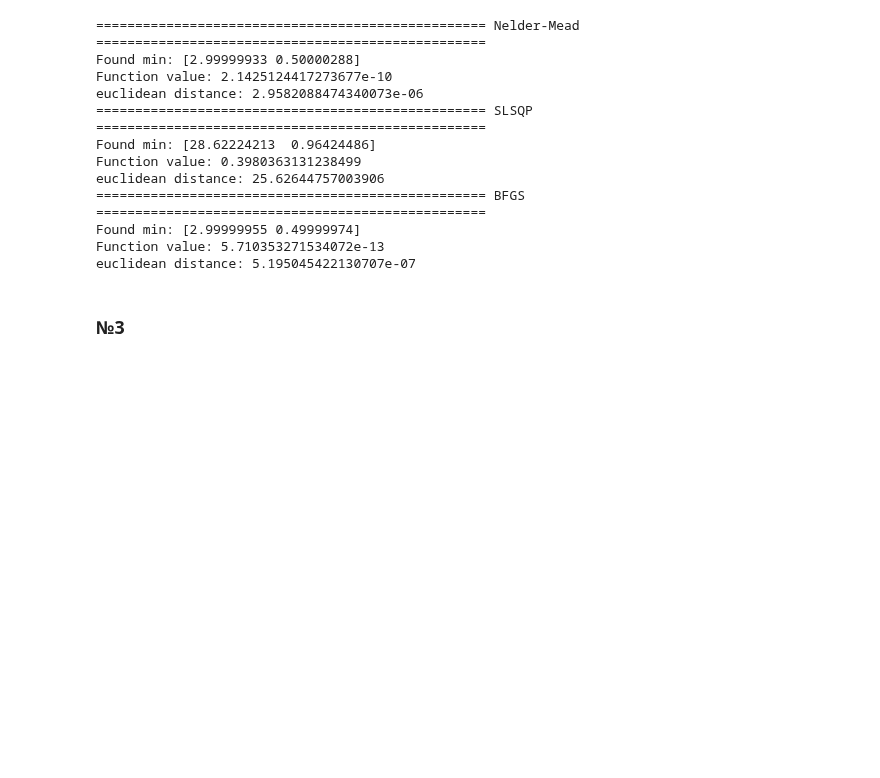
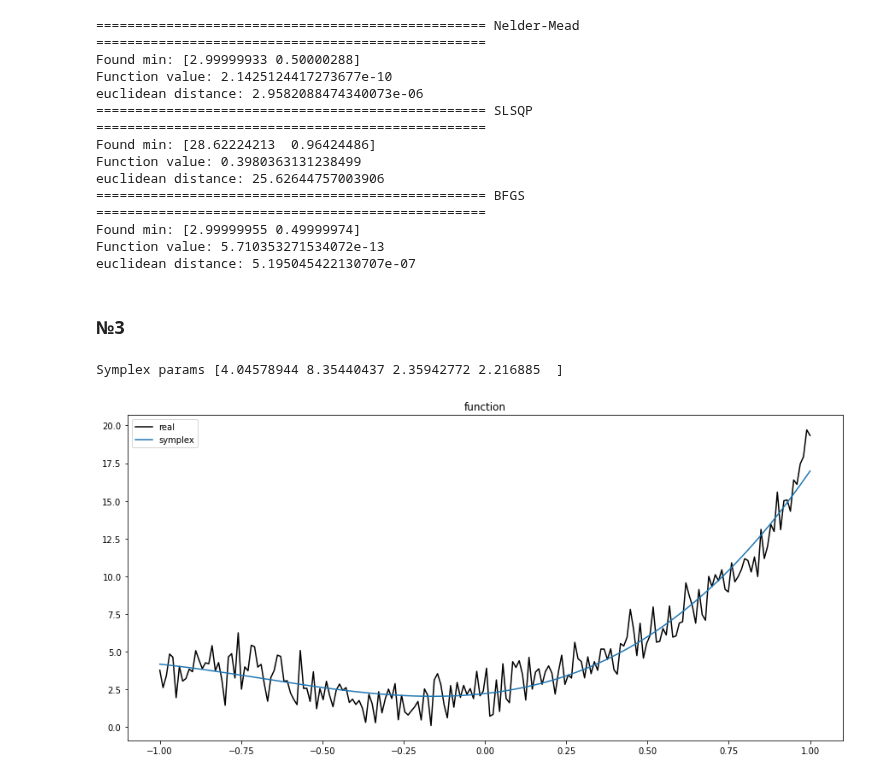
Before and after one commit to zugzvangg/SPC, a Jupyter notebook: stats/6_Bazanov.ipynb, the cells around one changed output. Cells and saved outputs as stored; diff of their text form; code cells hidden in the pictures; blank space fills up the shorter version.

```diff
--- a/stats/6_Bazanov.ipynb
+++ b/stats/6_Bazanov.ipynb
@@ -147,3 +135,44 @@ Function value: 5.710353271534072e-13
 euclidean distance: 5.195045422130707e-07
 # %% [markdown]
 ### №3
+# %%
+# Генерация данных
+np.random.seed(0)
+n = 200
+x = np.linspace(-1, 1, n)
+# задаём полином 5-й степени
+y_true = 9*x**5 - 2*x**4 - 5*x**3 + 10*x**2 + 4*x + 2
+y_noise = np.random.normal(loc=0, scale=1.0, size=n)
+y = y_true + y_noise
+errors = []
+
+# Функция для минимизации с использованием метода наименьших квадратов
+def least_squares(params):
+    # ищем решение в полиномах 2-й степени
+    a, b, c, d = params
+    y_pred = a * x**3 + b * x**2 + c*x + d
+    error = np.sum((y_pred - y)**2)
+    errors.append(error)
+    return error
+
+# Использование метода Нелдера-Мида для оптимизации(симплекс)
+initial_guess = [1, 1, 1, 1]
+symplex = optimize.minimize(least_squares, initial_guess, method='Nelder-Mead')
+errors_symplex = errors
+errors = []
+# sgd = optimize.minimize(least_squares, initial_guess, sgd')
+sgd_errors = errors
+
+# Вывод результатов
+print("Symplex params", symplex.x)
+# %% [output]
+Symplex params [4.04578944 8.35440437 2.35942772 2.216885  ]
+# %%
+plt.figure(figsize= (15, 7))
+plt.plot(x, y, label = "real", color = "black")
+plt.plot(x, symplex.x[0]*x**3 + symplex.x[1]*x**2 + symplex.x[2]*x + symplex.x[3], label = "symplex")
+plt.title("function")
+plt.legend()
+plt.show()
+# %% [output]
+[figure, added]
```
Also changed, not shown: parts of 4 cells of this notebook.
